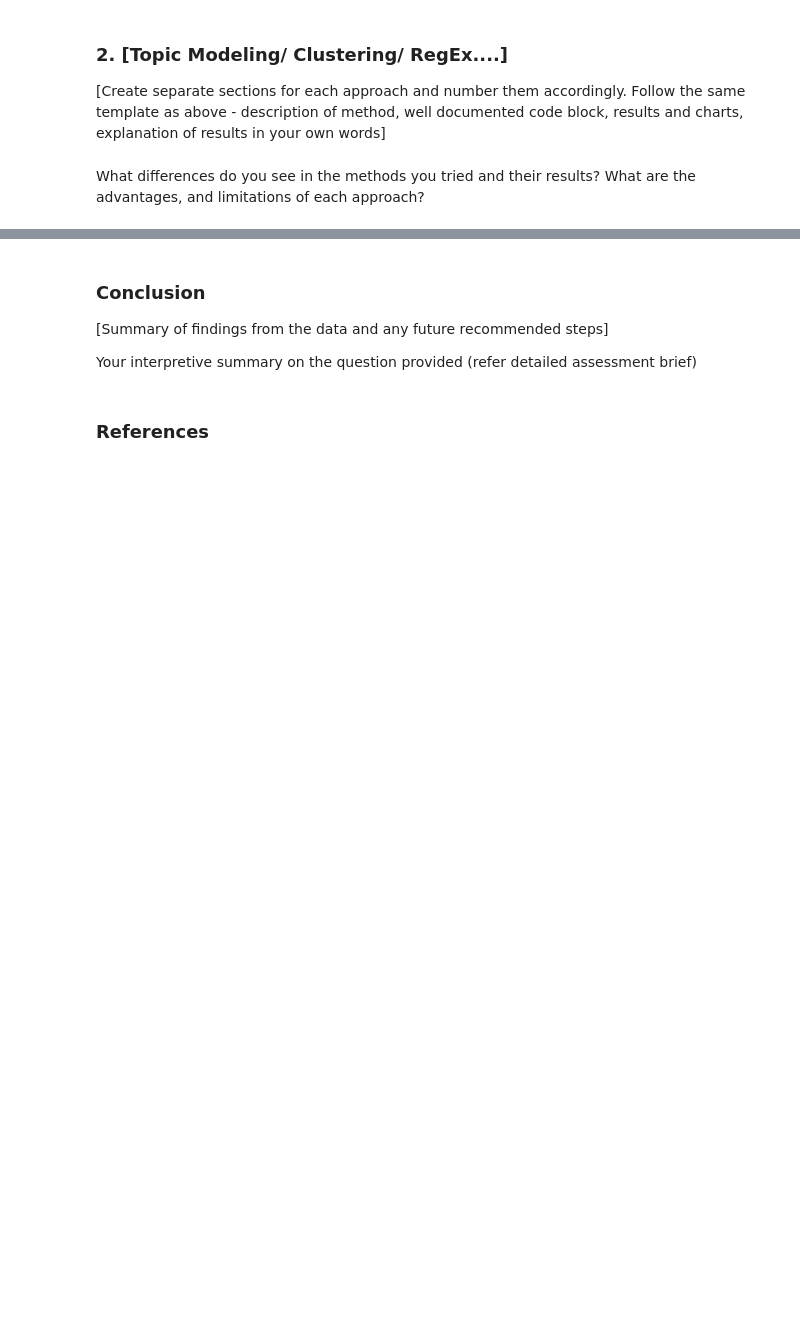
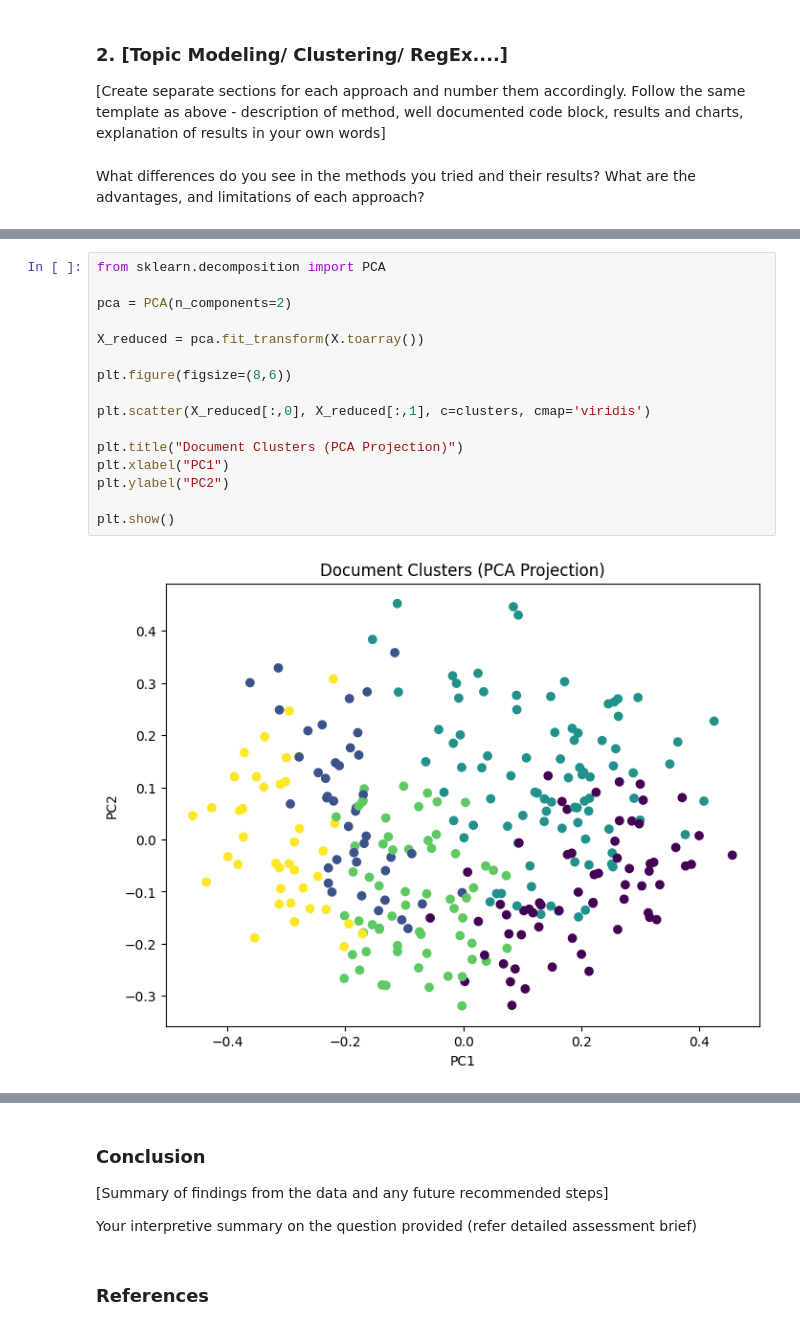
Before and after one commit to ManasviMenon/Text-Analysis---Natural-Language-Processing-Project-on-Elections-Data, a Jupyter notebook: ANLP_AT1_Template_(Sample_only)-1 (1).ipynb, the cells around one changed output, grey strips where cells are left out. Saved outputs shown, nothing was run; the diff lists cells and outputs as text; blank space fills up the shorter version.

```diff
--- a/ANLP_AT1_Template_(Sample_only)-1 (1).ipynb
+++ b/ANLP_AT1_Template_(Sample_only)-1 (1).ipynb
@@ -732,0 +1019,18 @@ What differences do you see in the methods you tried and their results? What are
+# %%
+from sklearn.decomposition import PCA
+
+pca = PCA(n_components=2)
+
+X_reduced = pca.fit_transform(X.toarray())
+
+plt.figure(figsize=(8,6))
+
+plt.scatter(X_reduced[:,0], X_reduced[:,1], c=clusters, cmap='viridis')
+
+plt.title("Document Clusters (PCA Projection)")
+plt.xlabel("PC1")
+plt.ylabel("PC2")
+
+plt.show()
+# %% [output]
+[figure, added]
```
Also changed, not shown: parts of 14 cells of this notebook, 2 other files.
